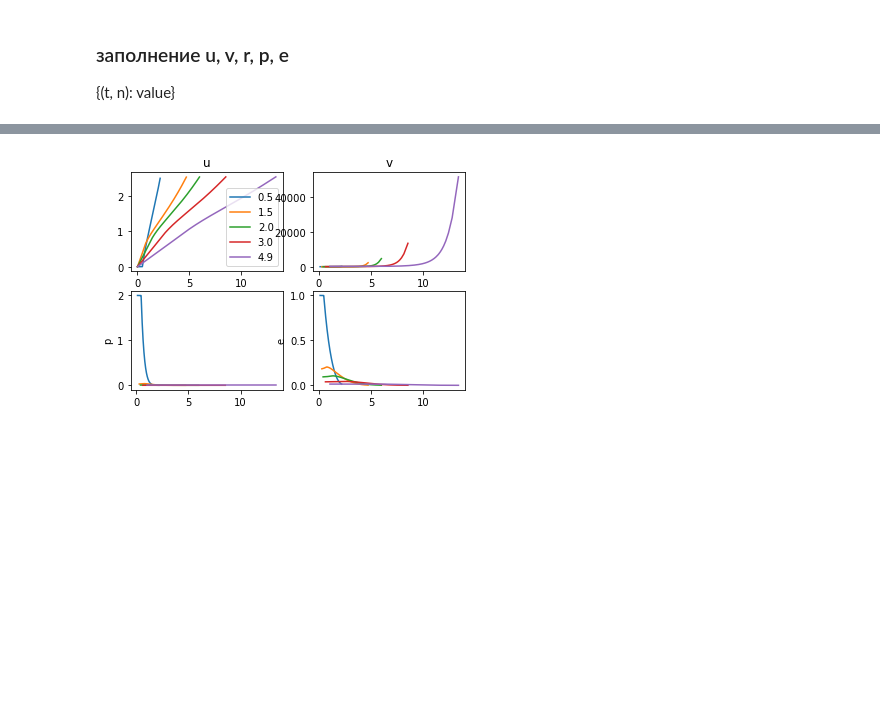
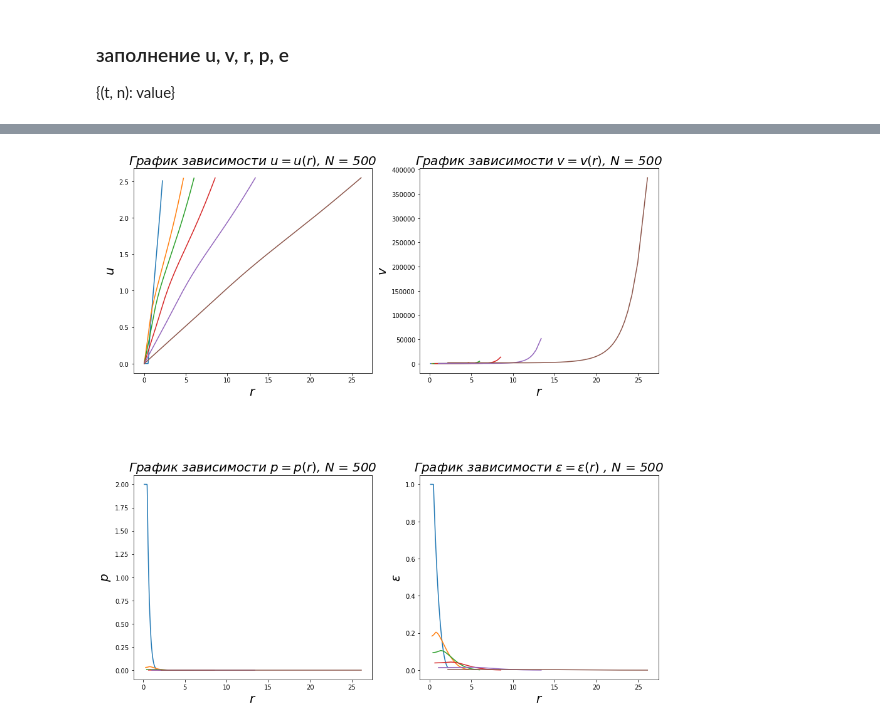
Before and after one commit to VZhikhareva/MIPT, a Jupyter notebook: ded/razryv_shara.ipynb, the cells around one changed output, grey strips where cells are left out. Saved outputs shown, nothing was run; the diff lists cells and outputs as text; code cells hidden in the pictures; blank space fills up the shorter version.

```diff
--- a/ded/razryv_shara.ipynb
+++ b/ded/razryv_shara.ipynb
@@ -66,5 +66,5 @@ def calc_all(N, T):
     print("Finsih N: " + str(N) + ", time: " + str(T), ", T step: ", Nstep)
     return({'N': N, 'T': T, 'u' : u, 'v' : v, 'r' : r, 'p' : p, 'e' : e, 'Nstep' : Nstep})
 # %%
-rs1 = calc_all(500, 5)
-rs2 = calc_all(250, 5)
+rs1 = calc_all(500, 10)
+rs2 = calc_all(250, 10)
@@ -78,18 +99,27 @@ def show_res(rs, lst_rn):
     v = rs['v']
     p = rs['p']
     e = rs['e']
-    fig, axs = plt.subplots(2, 2)
+    fig, axs = plt.subplots(2, 2, figsize=(15, 15))
+    fig.subplots_adjust(hspace = .5, wspace=.2)
     for n in lst_rn:
         axs[0, 0].plot([r.get(n, i) for i in range(N+1)], [u.get(n + .5, i) for i in range(N+1)], label = str(round(n * t_step, 2)))
-    axs[0, 0].set_title('u')
-    axs[0, 0].legend()
+    axs[0, 0].set_title('График зависимости $ u = u(r) $, N = ' + str(rs['N']), fontstyle = 'oblique', fontsize = 20)
+    axs[0, 0].set_xlabel('$r$', fontsize = 20)
+    axs[0, 0].set_ylabel('$u$',  fontsize = 20)
     for n in lst_rn:
-        axs[0, 1].plot([r.get(n, i) for i in range(1, N+1)], [v.get(n, i -.5) for i in range(1, N+1)])
-    axs[0, 1].set_title("v")
+        axs[0, 1].plot([r.get(n, i) for i in range(1, N+1)], [v.get(n, i -.5) for i in range(1, N+1)],  label = str(round(n * t_step, 2)))
+    axs[0, 1].set_title('График зависимости $ v = v(r) $, N = ' + str(rs['N']), fontstyle = 'oblique', fontsize = 20)
+    axs[0, 1].set_xlabel('$r$', fontsize = 20)
+    axs[0, 1].set_ylabel('$v$',  fontsize = 20)
     for n in lst_rn:
-        axs[1, 0].plot([r.get(n, i) for i in range(1, N+1)], [p.get(n, i - .5) for i in range(1, N+1)])
-    axs[1, 0].set(ylabel  = 'p')
+        axs[1, 0].plot([r.get(n, i) for i in range(1, N+1)], [p.get(n, i - .5) for i in range(1, N+1)],  label = str(round(n * t_step, 2)))
+    axs[1, 0].set_title('График зависимости $ p = p(r) $, N = ' + str(rs['N']), fontstyle = 'oblique', fontsize = 20)
+    axs[1, 0].set_xlabel('$r$', fontsize = 20)
+    axs[1, 0].set_ylabel('$p$',  fontsize = 20)
     for n in lst_rn:
-        axs[1, 1].plot([r.get(n, i) for i in range(1, N+1)], [e.get(n, i - .5) for i in range(1, N+1)])
-    axs[1, 1].set(ylabel  = 'e')
+        axs[1, 1].plot([r.get(n, i) for i in range(1, N+1)], [e.get(n, i - .5) for i in range(1, N+1)],  label = str(round(n * t_step, 2)))
+    axs[1, 1].set_title('График зависимости $ \epsilon = \epsilon(r) $ , N = ' + str(rs['N']), fontstyle = 'oblique', fontsize = 20)
+    axs[1, 1].set_xlabel('$r$', fontsize = 20)
+    axs[1, 1].set_ylabel('$\epsilon$',  fontsize = 20)
+    plt.savefig('C:/111/Dropbox/VitaZhik/study/MIPT/MASTER/ded/task1/profiles_' + str(rs['N']) + '_'+ str(max(lst_rn)))
     plt.show()
@@ -96,4 +130,4 @@ def show_res(rs, lst_rn):
 # %%
-show_res(rs1, [int(tm / t_step) for tm in [.5, 1.5, 2, 3, 4.9]])
+show_res(rs1, [int(tm / t_step) for tm in [.5, 1.5, 2, 3, 4.9, 9.9]])
 # %% [output]
-[figure, old version]
+[figure, new version]
```
Also changed, not shown: parts of 13 cells of this notebook.
